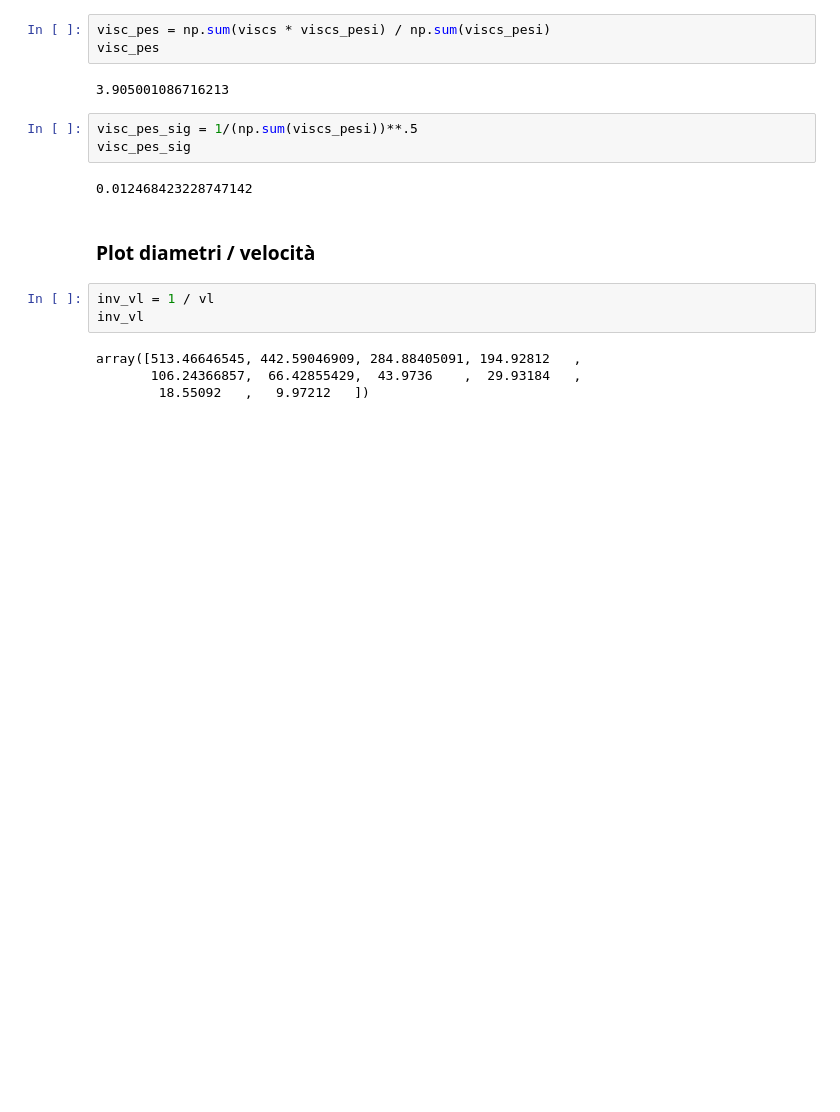
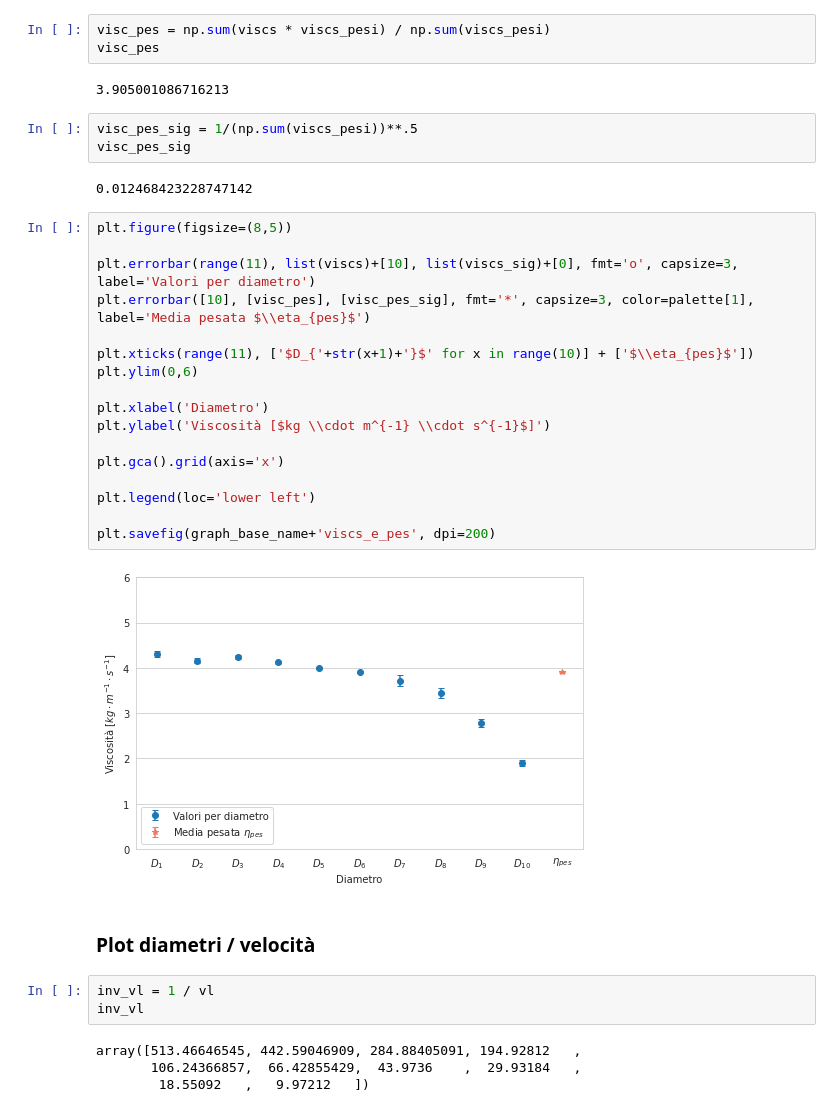
Before and after one commit to LorenzoGodi/Sperim1B, a Jupyter notebook: Viscosimetro/Viscosimetro.ipynb, the cells around one changed output. Cells and saved outputs as stored; diff of their text form; blank space fills up the shorter version.

```diff
--- a/Viscosimetro/Viscosimetro.ipynb
+++ b/Viscosimetro/Viscosimetro.ipynb
@@ -535,6 +535,25 @@ visc_pes_sig = 1/(np.sum(viscs_pesi))**.5
 visc_pes_sig
 # %% [output]
 0.012468423228747142
+# %%
+plt.figure(figsize=(8,5))
+
+plt.errorbar(range(11), list(viscs)+[10], list(viscs_sig)+[0], fmt='o', capsize=3, label='Valori per diametro')
+plt.errorbar([10], [visc_pes], [visc_pes_sig], fmt='*', capsize=3, color=palette[1], label='Media pesata $\\eta_{pes}$')
+
+plt.xticks(range(11), ['$D_{'+str(x+1)+'}$' for x in range(10)] + ['$\\eta_{pes}$'])
+plt.ylim(0,6)
+
+plt.xlabel('Diametro')
+plt.ylabel('Viscosità [$kg \\cdot m^{-1} \\cdot s^{-1}$]')
+
+plt.gca().grid(axis='x')
+
+plt.legend(loc='lower left')
+
+plt.savefig(graph_base_name+'viscs_e_pes', dpi=200)
+# %% [output]
+[figure, added]
 # %% [markdown]
 ### Plot diametri / velocità
 # %%
```
Also changed, not shown: parts of 5 cells of this notebook.
